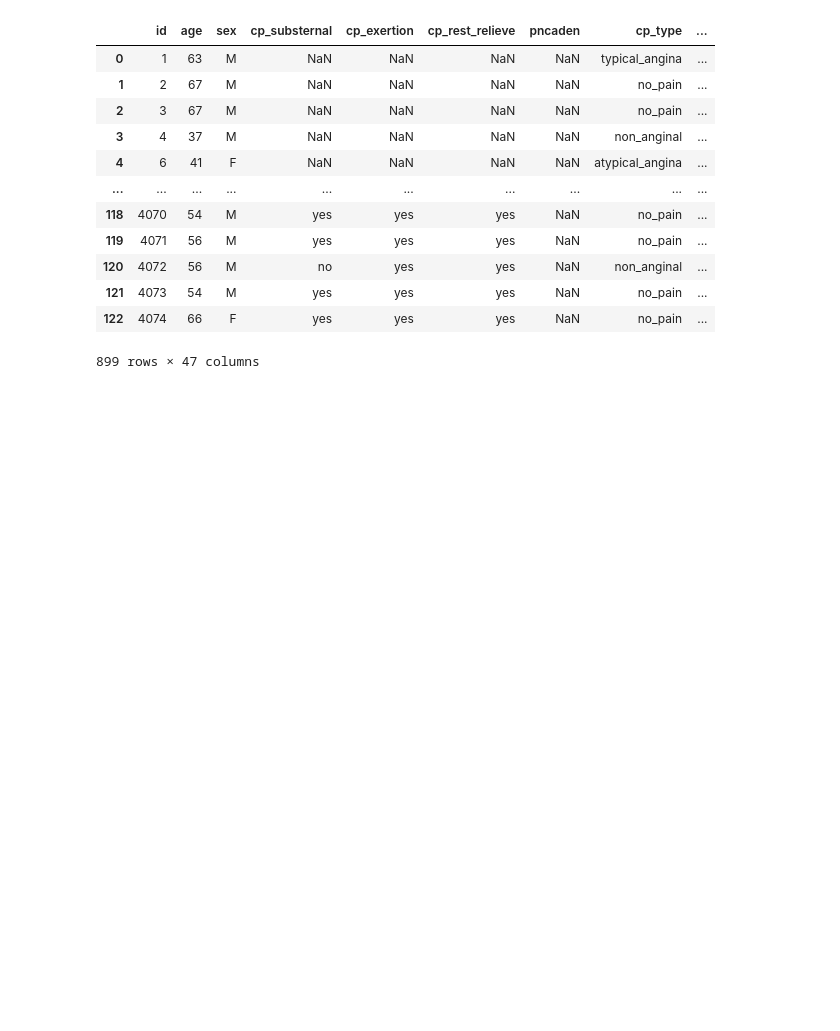
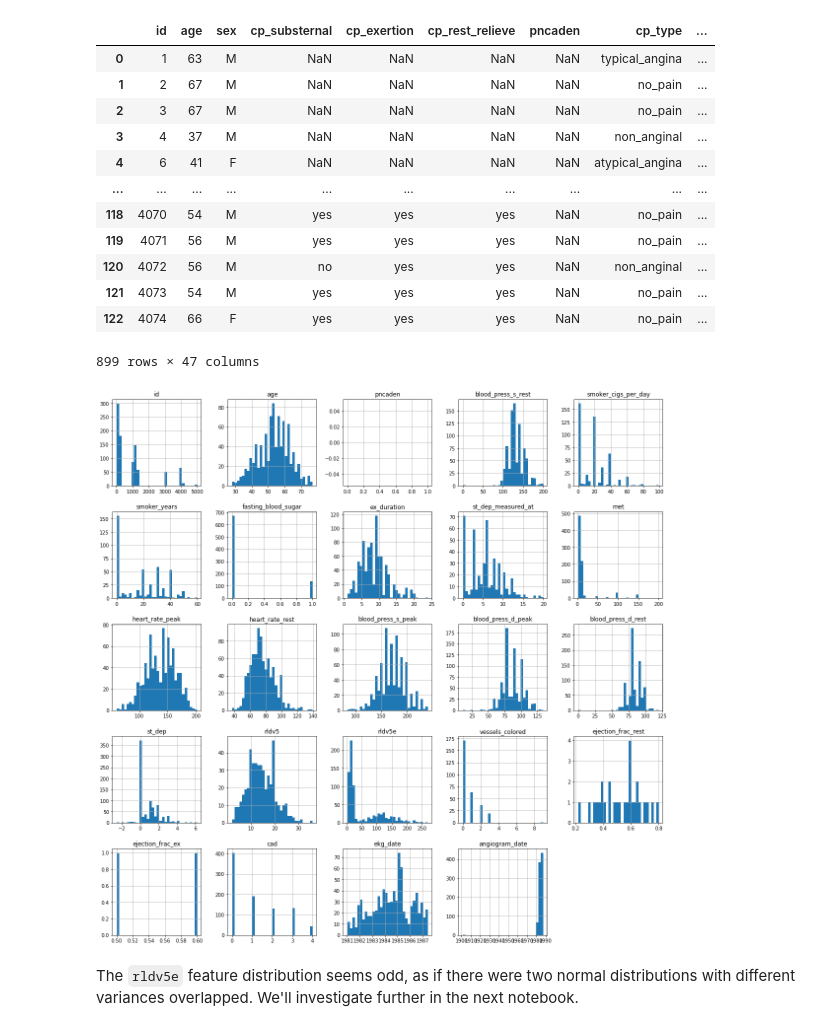
Before and after one commit to guischmitd/heart_attack_analysis, a Jupyter notebook: code/1_process_raw_data.ipynb, the cells around one changed output. Saved outputs shown, nothing was run; the diff lists cells and outputs as text; code cells hidden in the pictures; blank space fills up the shorter version.

```diff
--- a/code/1_process_raw_data.ipynb
+++ b/code/1_process_raw_data.ipynb
@@ -144,6 +159,17 @@ switzerland    1.0       18
 Name: smoker, dtype: int64
 # %%
 def remap_categoricals(dataframe):
+    """
+    Description:
+        This function concentrates all the variable remappings according to the data schema.
+
+    Arguments:
+        dataframe : input dataframe acquired after parsing
+
+    Returns:
+        df : processed dataframe with remapped columns
+    """
+
     df = dataframe.copy()
     df['sex'] = df.sex.replace({0: 'F', 1: 'M'})
     df['cp_substernal'] = df.cp_substernal.replace({1: 'yes', 0: 'no'})
@@ -177,18 +203,34 @@ def remap_categoricals(dataframe):
     df['thalium_stress_result'] = df.thalium_stress_result.replace({0: None, 1: None, 2: None, 3: 'normal', 4: None,
                                                                     5: None, 6: 'fixed_defect', 7:'reversible'})
 
+    df['chol'] = df.chol.replace({0.0: None})
+
     return df
 
 
-def parse_date_cols(dataframe):
-    df = dataframe.copy()
-
-    def parse_date(row, prefix='ekg'):
+def parse_date(row, prefix='ekg'):
+        """Auxiliary function for date parsing"""
         try:
             out = pd.to_datetime("19{:02d}-{:02d}-{:02d}".format(int(row[prefix+'yr']), int(row[prefix+'mo']), int(row[prefix+'day'])))
         except:
             out = None
         return out
+
+
+def parse_date_cols(dataframe):
+    """
+    Description:
+        parses date columns in the dataframe and drops day/month/year columns for each
+        of the two date features, replacing those by string dates in the format YYYY-MM-DD
+
+    Arguments:
+        dataframe : input dataframe
+
+    Returns:
+        df : processed dataframe after date parsing
+    """
+
+    df = dataframe.copy()
 
     df['ekg_date'] = df.apply(partial(parse_date, prefix='ekg'), axis=1)
     df['angiogram_date'] = df.apply(partial(parse_date, prefix='c'), axis=1)
@@ -198,7 +240,6 @@ def parse_date_cols(dataframe):
 
 df = remap_categoricals(df)
 df = parse_date_cols(df)
-df['chol'] = df.chol.replace({0.0: None})
 df
 # %% [output]
 |  | id | age | sex | cp_substernal | cp_exertion | cp_rest_relieve | pncaden | cp_type | ... |
@@ -214,4 +255,11 @@ df
 | 121 | 4073 | 54 | M | yes | yes | yes | NaN | no_pain | ... |
 | 122 | 4074 | 66 | F | yes | yes | yes | NaN | no_pain | ... |
 899 rows × 47 columns
+# %%
+# Histograms to assess general data distributions
+df.hist(figsize=(20, 20), bins=32);
+# %% [output]
+[figure, added]
+# %% [markdown]
+The `rldv5e` feature distribution seems odd, as if there were two normal distributions with different variances overlapped. We'll investigate further in the next notebook.
 # %%
```
Also changed, not shown: parts of 6 cells of this notebook, 3 other files.
